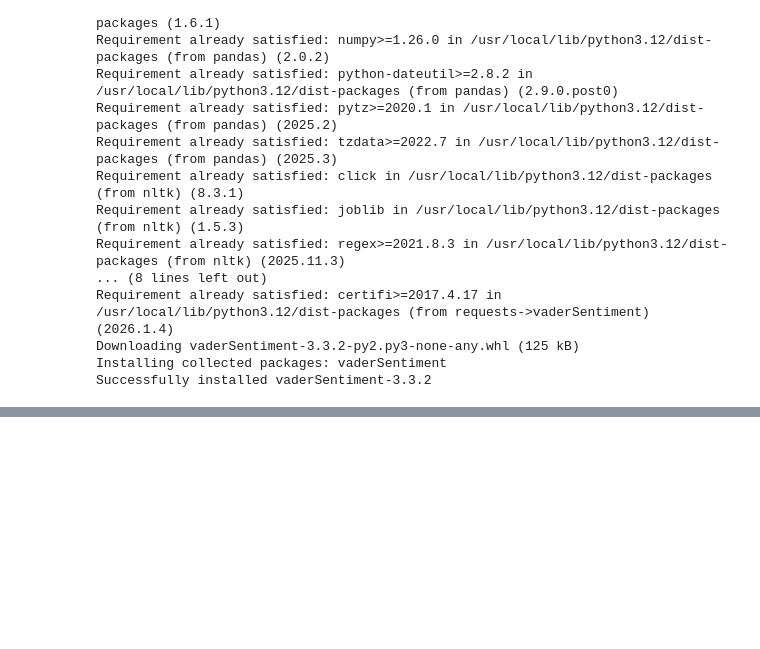
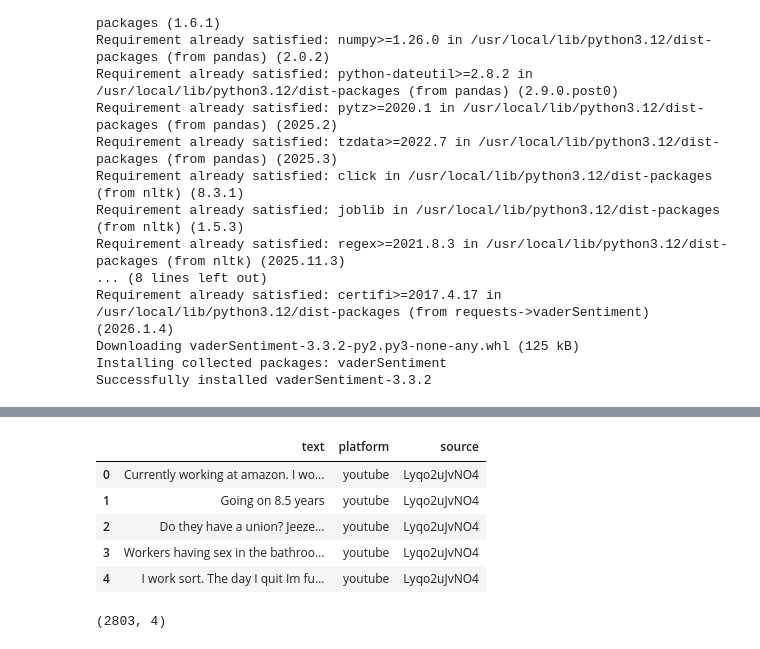
Before and after one commit to mf2056/F20AA, a Jupyter notebook: DataAnalysis.ipynb, the cells around one changed output, grey strips where cells are left out. Saved outputs shown, nothing was run; the diff lists cells and outputs as text; code cells hidden in the pictures; blank space fills up the shorter version.

```diff
--- a/DataAnalysis.ipynb
+++ b/DataAnalysis.ipynb
@@ -22,0 +29,31 @@ Successfully installed vaderSentiment-3.3.2
+# %%
+import pandas as pd
+df = pd.read_csv("youtube_amazon_employee.csv")
+df.head()
+# %% [output]
+|  | text | platform | source |
+| 0 | Currently working at amazon. I wo... | youtube | Lyqo2uJvNO4 |
+| 1 | Going on 8.5 years | youtube | Lyqo2uJvNO4 |
+| 2 | Do they have a union? Jeeze… | youtube | Lyqo2uJvNO4 |
+| 3 | Workers having sex in the bathroo... | youtube | Lyqo2uJvNO4 |
+| 4 | I work sort. The day I quit Im fu... | youtube | Lyqo2uJvNO4 |
+# %%
+#Basic Cleaning
+
+comment_col = "text"
+df = df.dropna(subset=[comment_col])  # Drop rows with missing comments
+df[comment_col] = df[comment_col].astype(str).str.strip()
+
+# Remove empty strings
+df = df[df[comment_col] != ""]
+
+# Remove duplicates
+df = df.drop_duplicates(subset=[comment_col])
+
+# Remove very short comments (less than 3 words)
+df["comment_word_count"] = df["text"].astype(str).str.split().str.len()
+df = df[df["comment_word_count"] >= 3]
+
+df.shape
+# %% [output]
+(2803, 4)
```
Also changed, not shown: parts of 6 cells of this notebook.
